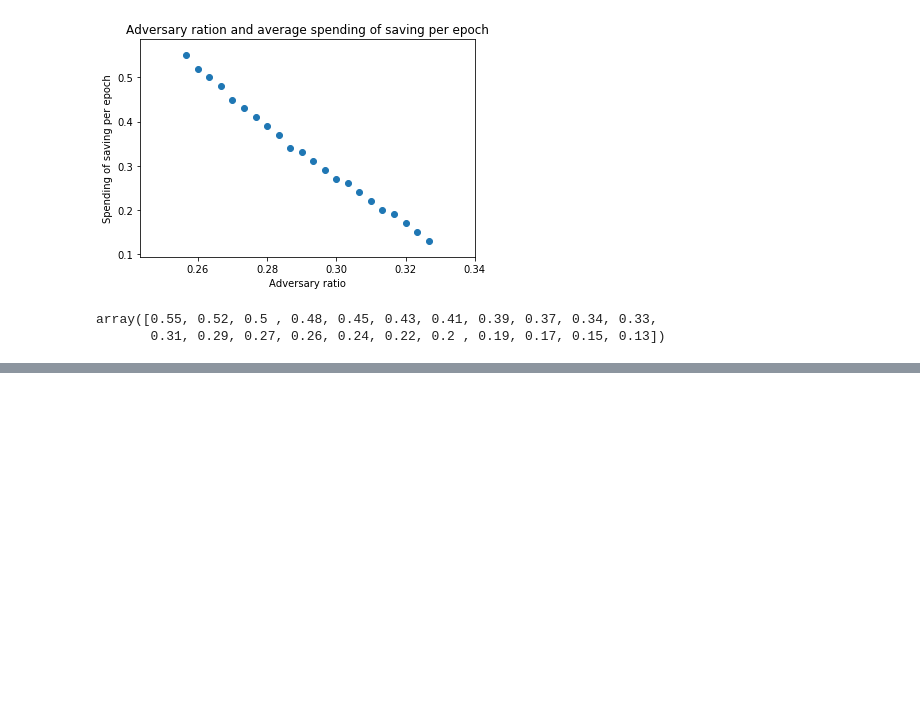
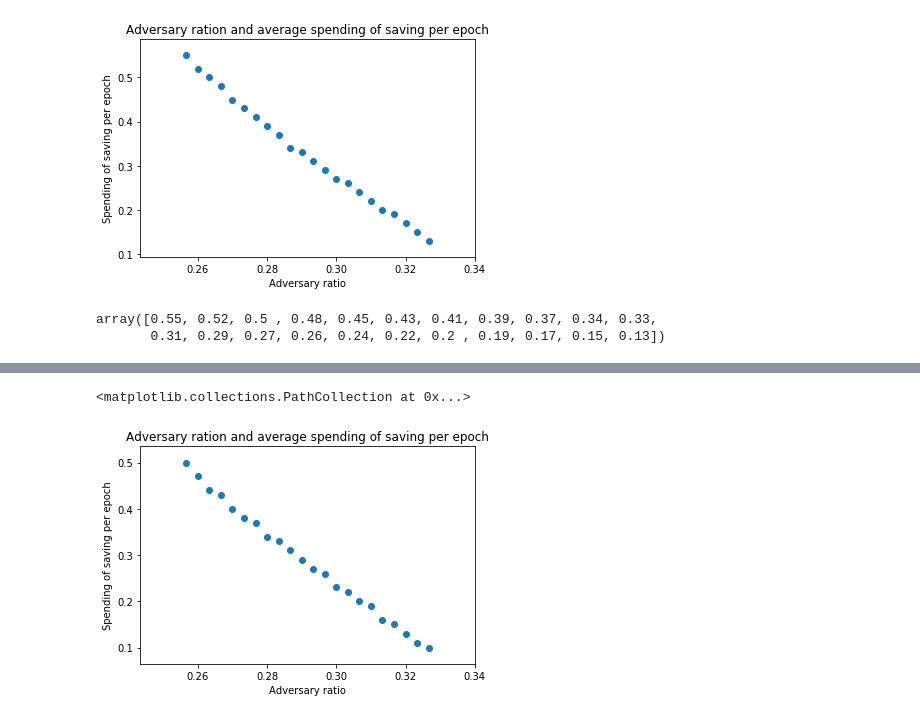
Before and after one commit to LayerXcom/lmd-ghost-simulation, a Jupyter notebook: adversary_ratio_and_saving.ipynb, the cells around one changed output, grey strips where cells are left out. Cells and saved outputs as stored; diff of their text form; code cells hidden in the pictures; blank space fills up the shorter version.

```diff
--- a/adversary_ratio_and_saving.ipynb
+++ b/adversary_ratio_and_saving.ipynb
@@ -156,0 +307,9 @@ array([0.55, 0.52, 0.5 , 0.48, 0.45, 0.43, 0.41, 0.39, 0.37, 0.34, 0.33,
+# %%
+plt.title('Adversary ration and average spending of saving per epoch')
+plt.xlabel('Adversary ratio')
+plt.ylabel('Spending of saving per epoch')
+
+plt.scatter(data_x[70:], data_y[70:])
+# %% [output]
+<matplotlib.collections.PathCollection at 0x...>
+[figure, added]
```
Also changed, not shown: parts of 3 cells of this notebook, 1 other file.
